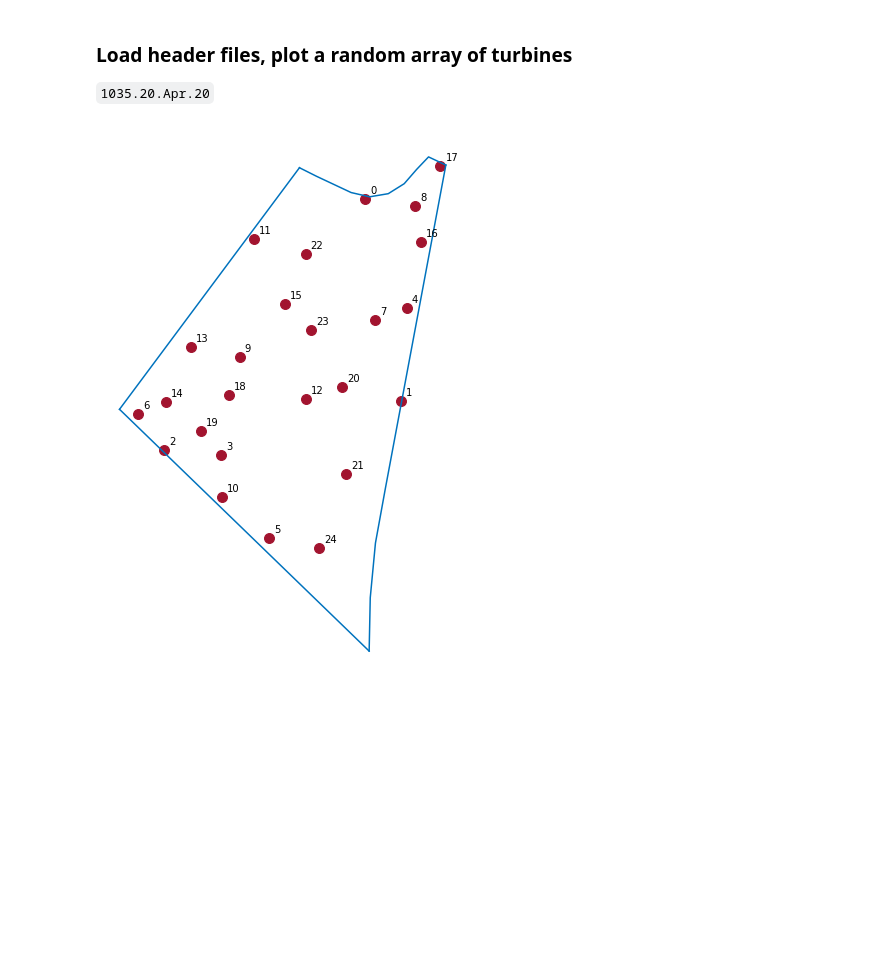
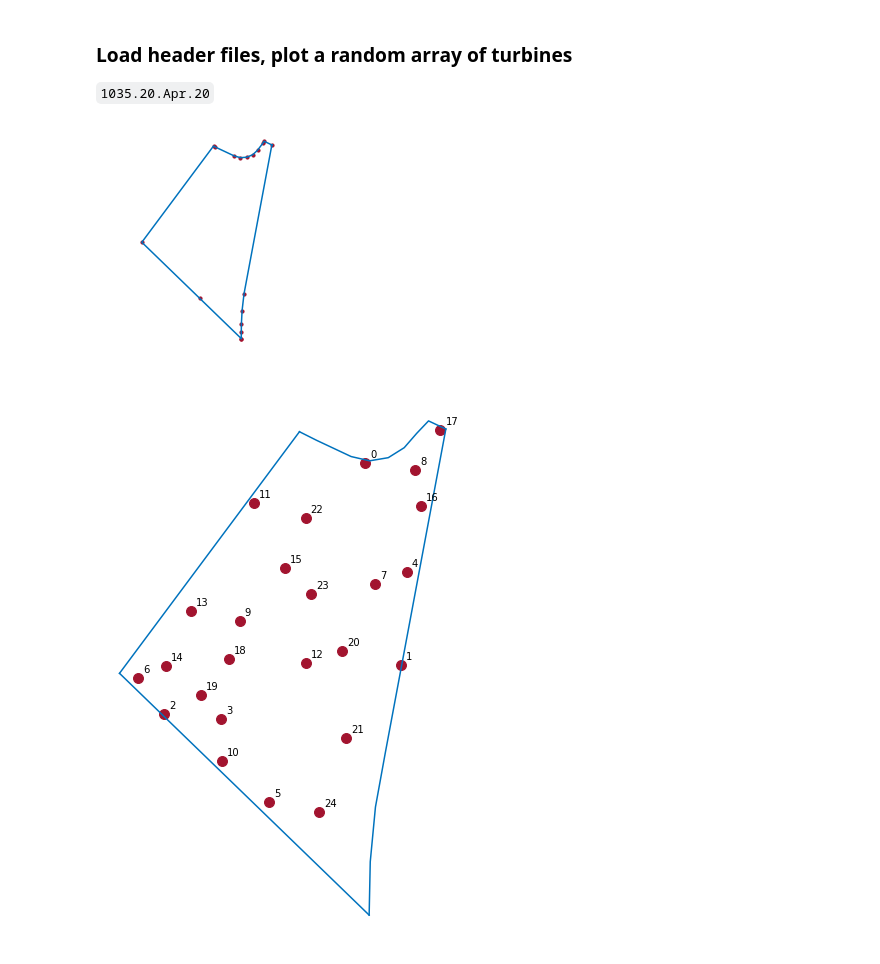
Before and after one commit to byuflowlab/iea37-casestudies-extrafiles, a Jupyter notebook: cs3-4/optimo-attempt-2/bakerIEA37cs3-12-cs3workout.ipynb, the cells around one changed output. Saved outputs shown, nothing was run; the diff lists cells and outputs as text; code cells hidden in the pictures; blank space fills up the shorter version.

Commit message:
Winter2020 Semester Report figure production

```diff
--- a/cs3-4/optimo-attempt-2/bakerIEA37cs3-12-cs3workout.ipynb
+++ b/cs3-4/optimo-attempt-2/bakerIEA37cs3-12-cs3workout.ipynb
@@ -32,6 +32,12 @@ fAEPscale = 1.0
 fTCscale = 1.0
 #- Make a dictionary for variable passing -#
 dictParams = makeParamsDict(wind_dir_freq, wind_speeds, wind_speed_probs, wind_dir, turb_diam, turb_ci, turb_co, rated_ws, rated_pwr, fAEPscale, fTCscale, cncvNorms, cncvVerts)
+# %%
+printBoundaryClr(clsdBP, 5)
+printTurbines(bndryPts, getPltClrs().getColor(1), 10)
+plt.savefig("./figures/cs3original.pdf")
+# %% [output]
+[figure, added]
 # %%
 #-- Make boundary splines and random turbine locations--#
 #-- Spline the boundary --#
```
Also changed, not shown: parts of 1 cell of this notebook, 8 other files.
